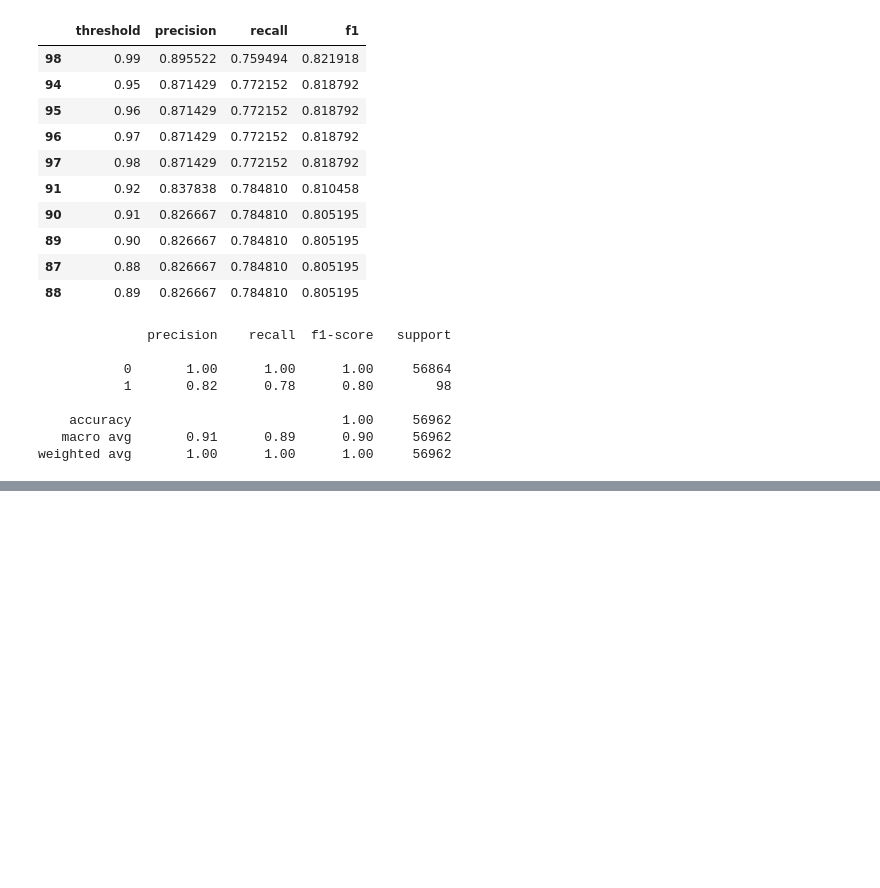
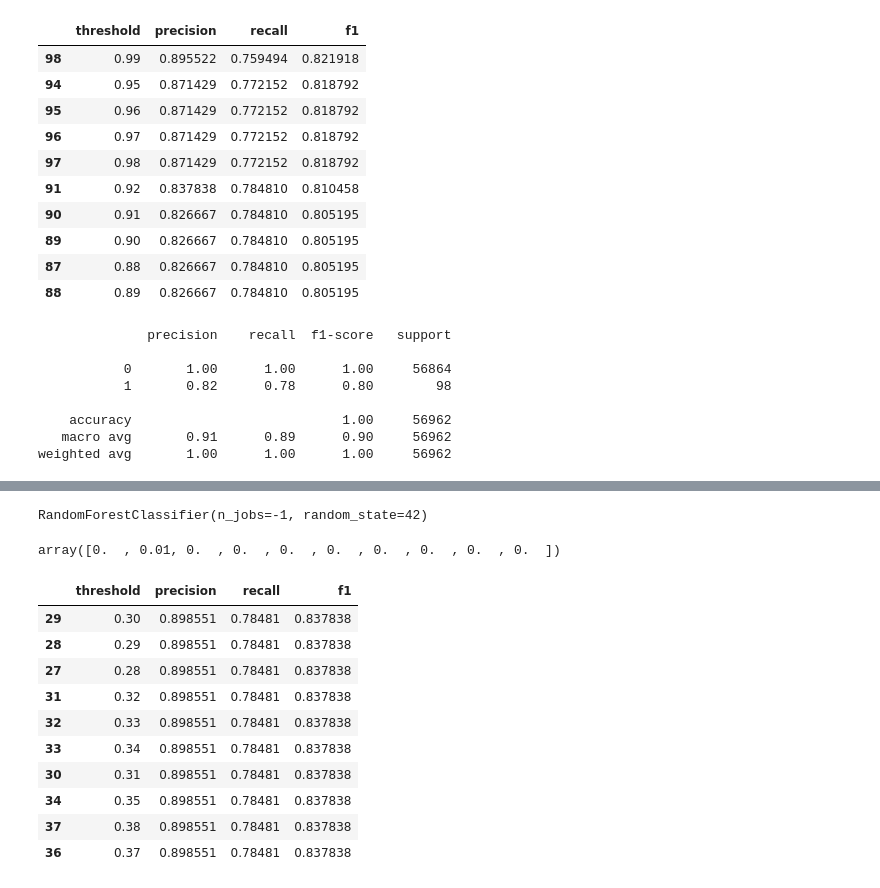
Before and after one commit to nathanbarbosatx/deteccao-fraude-cartao, a Jupyter notebook: fraude_cartao.ipynb, the cells around one changed output, grey strips where cells are left out. Cells and saved outputs as stored; diff of their text form; code cells hidden in the pictures; blank space fills up the shorter version.

```diff
--- a/fraude_cartao.ipynb
+++ b/fraude_cartao.ipynb
@@ -637,0 +814,71 @@ weighted avg       1.00      1.00      1.00     56962
+# %%
+modelo_rf_over = RandomForestClassifier(
+    n_estimators=100,
+    random_state=42,
+    n_jobs=-1
+)
+
+modelo_rf_over.fit(
+    X_train_over,
+    y_train_over
+)
+# %% [output]
+RandomForestClassifier(n_jobs=-1, random_state=42)
+# %%
+y_prob_val_rf_over = modelo_rf_over.predict_proba(X_val)[:, 1]
+
+y_prob_val_rf_over[:10]
+# %% [output]
+array([0.  , 0.01, 0.  , 0.  , 0.  , 0.  , 0.  , 0.  , 0.  , 0.  ])
+# %%
+thresholds = np.arange(0.01, 1.00, 0.01)
+
+resultados_threshold_rf_over = []
+
+for threshold in thresholds:
+    y_pred_val_rf_over = (
+        y_prob_val_rf_over >= threshold
+    ).astype(int)
+
+    precision = precision_score(
+        y_val,
+        y_pred_val_rf_over
+    )
+
+    recall = recall_score(
+        y_val,
+        y_pred_val_rf_over
+    )
+
+    f1 = f1_score(
+        y_val,
+        y_pred_val_rf_over
+    )
+
+    resultados_threshold_rf_over.append({
+        "threshold": threshold,
+        "precision": precision,
+        "recall": recall,
+        "f1": f1
+    })
+
+resultados_threshold_rf_over = pd.DataFrame(
+    resultados_threshold_rf_over
+)
+
+resultados_threshold_rf_over.sort_values(
+    "f1",
+    ascending=False
+).head(10)
+# %% [output]
+|  | threshold | precision | recall | f1 |
+| 29 | 0.30 | 0.898551 | 0.78481 | 0.837838 |
+| 28 | 0.29 | 0.898551 | 0.78481 | 0.837838 |
+| 27 | 0.28 | 0.898551 | 0.78481 | 0.837838 |
+| 31 | 0.32 | 0.898551 | 0.78481 | 0.837838 |
+| 32 | 0.33 | 0.898551 | 0.78481 | 0.837838 |
+| 33 | 0.34 | 0.898551 | 0.78481 | 0.837838 |
+| 30 | 0.31 | 0.898551 | 0.78481 | 0.837838 |
+| 34 | 0.35 | 0.898551 | 0.78481 | 0.837838 |
+| 37 | 0.38 | 0.898551 | 0.78481 | 0.837838 |
+| 36 | 0.37 | 0.898551 | 0.78481 | 0.837838 |
```
Also changed, not shown: parts of 15 cells of this notebook.
